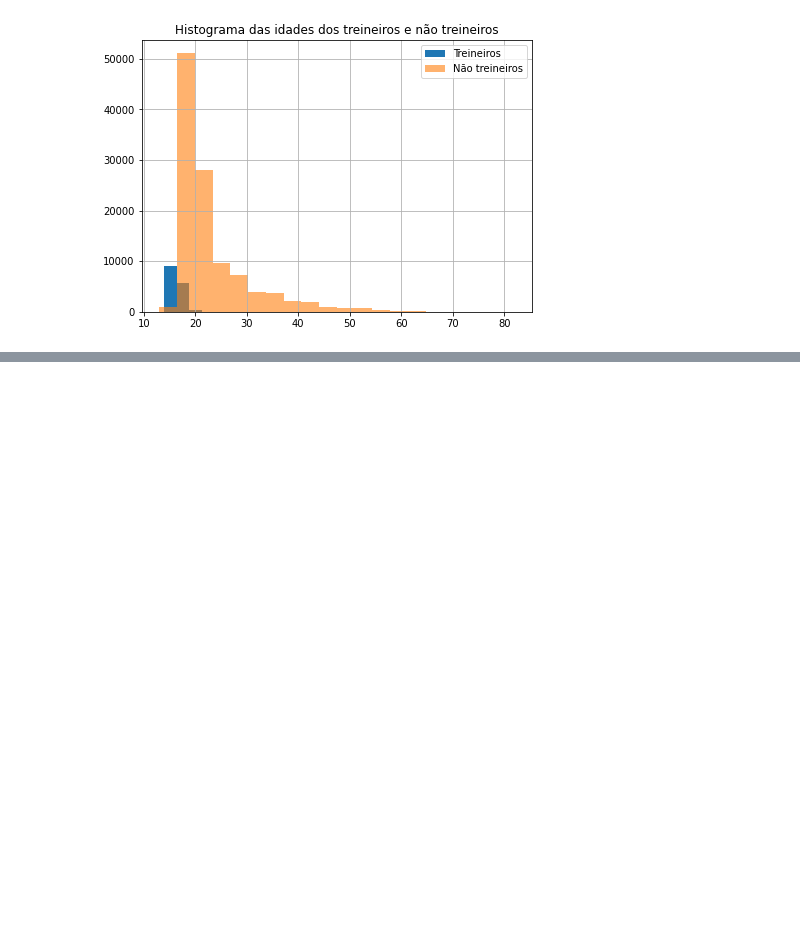
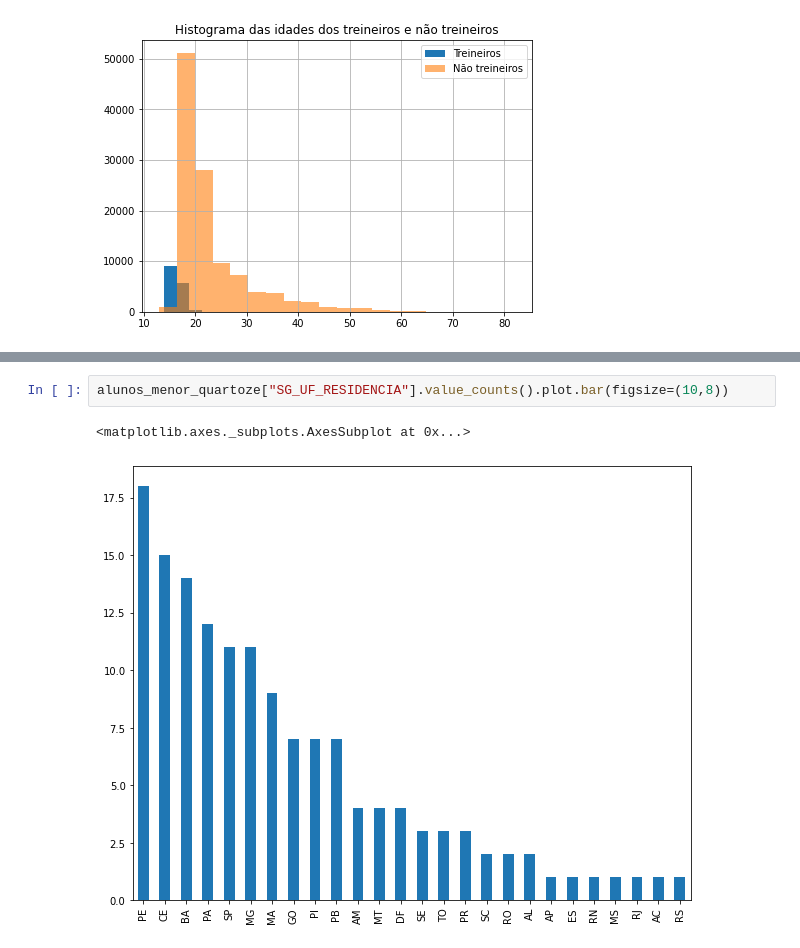
Before and after one commit to KaduMelo/imersao-dados, a Jupyter notebook: Aula1.ipynb, the cells around one changed output, grey strips where cells are left out. Drawn from its saved outputs; the diff is of its cells as text; blank space fills up the shorter version.

```diff
--- a/Aula1.ipynb
+++ b/Aula1.ipynb
@@ -206,0 +297,5 @@ dados[provas].boxplot(grid = True, figsize=(10,8))
+# %%
+alunos_menor_quartoze["SG_UF_RESIDENCIA"].value_counts().plot.bar(figsize=(10,8))
+# %% [output]
+<matplotlib.axes._subplots.AxesSubplot at 0x...>
+[figure, added]
```
Also changed, not shown: parts of 28 cells of this notebook.
